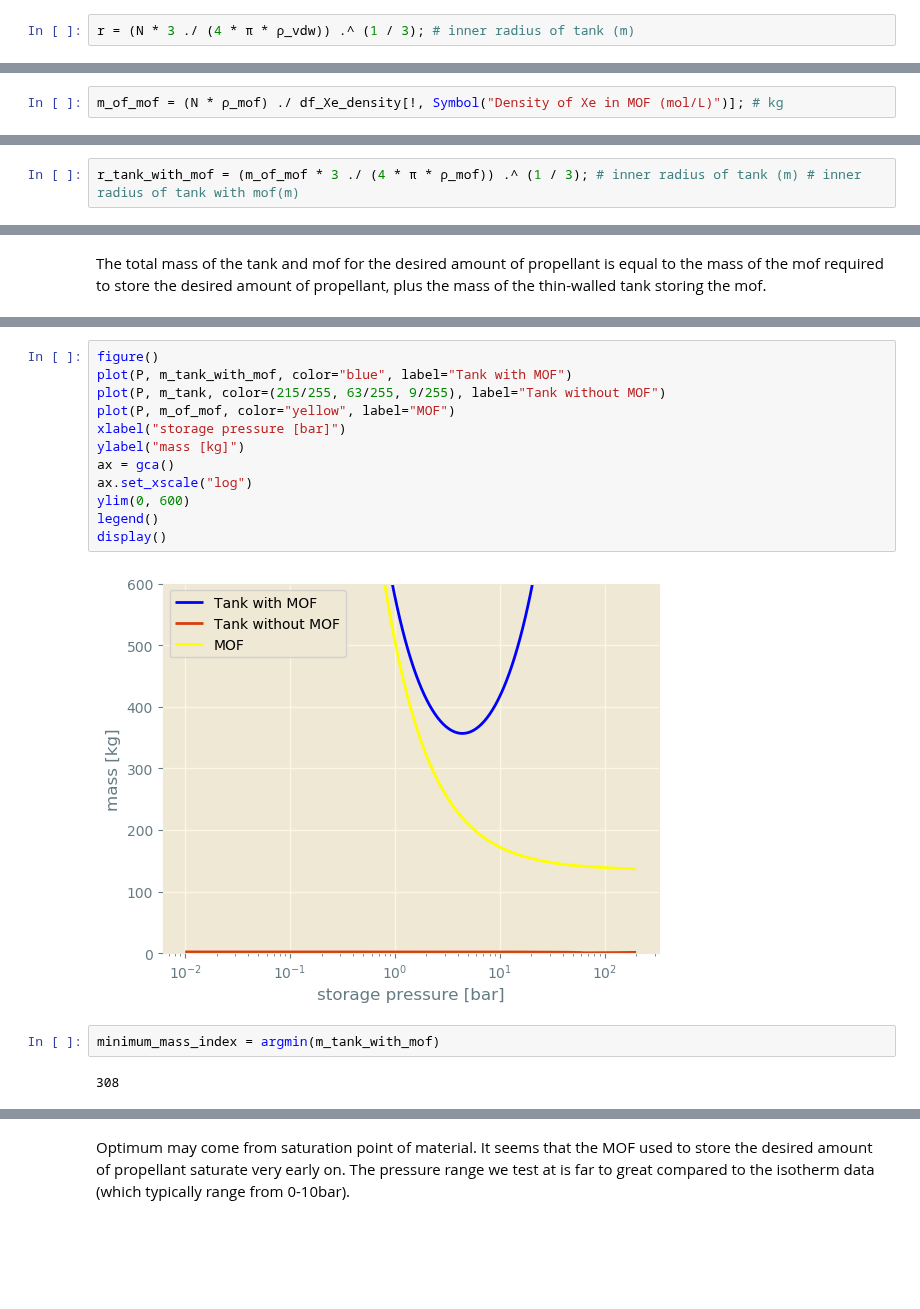
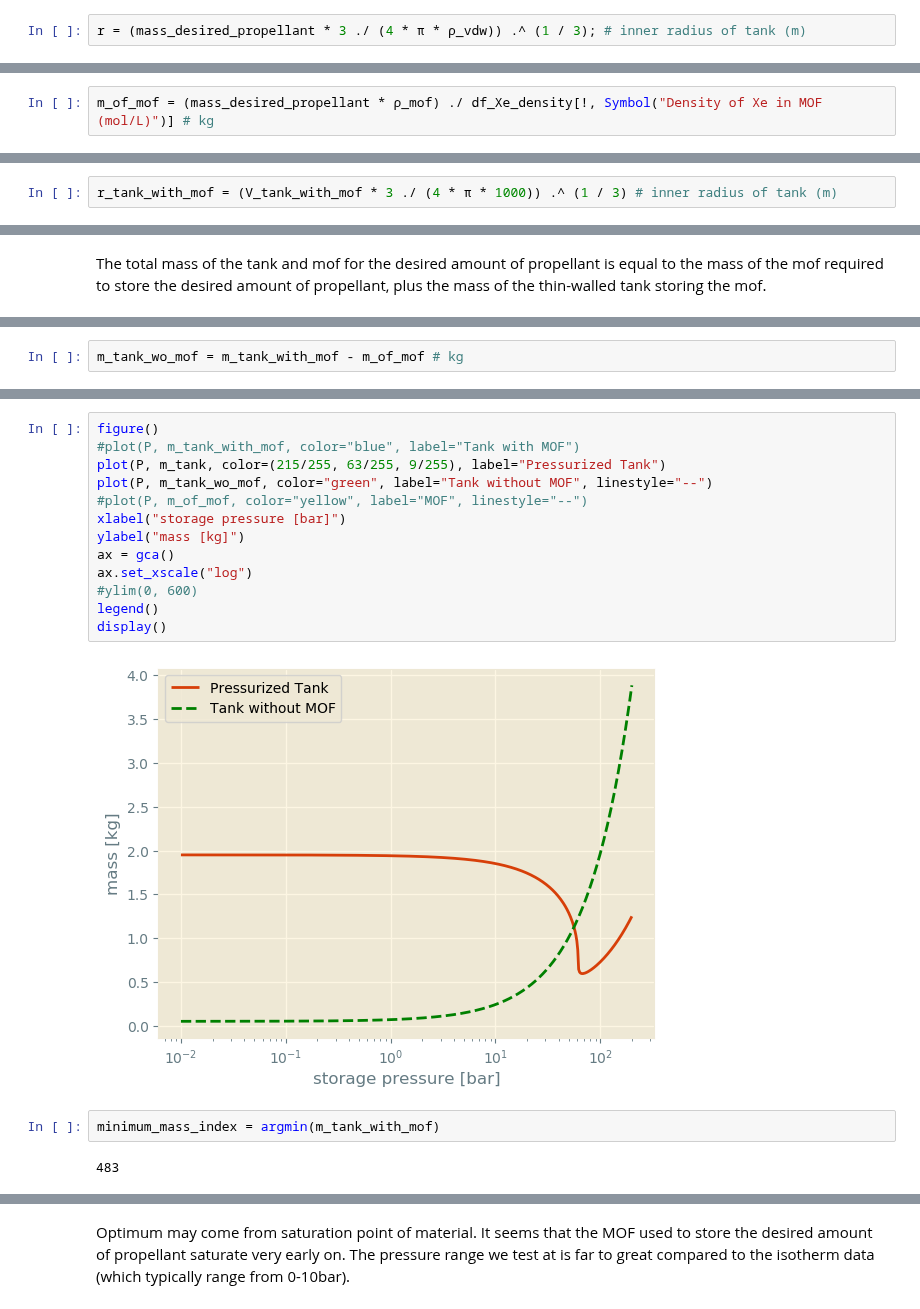
Before and after one commit to SimonEnsemble/PropellantStorage, a Jupyter notebook: Xe_Propellant_Storage.ipynb, the cells around one changed output, grey strips where cells are left out. Saved outputs shown, nothing was run; the diff lists cells and outputs as text; blank space fills up the shorter version.

```diff
--- a/Xe_Propellant_Storage.ipynb
+++ b/Xe_Propellant_Storage.ipynb
@@ -72,7 +72,7 @@ Volume of the tank must be equal to the volume of propellant (of course). This a
 
 $4/3 \pi  r ^ 3 = m_p / \rho_{vdw}$
 # %%
-r = (N * 3 ./ (4 * π * ρ_vdw)) .^ (1 / 3); # inner radius of tank (m)
+r = (mass_desired_propellant * 3 ./ (4 * π * ρ_vdw)) .^ (1 / 3); # inner radius of tank (m)
 # %% [markdown]
 Minimum wall thickness required to contain the pressure of supercritical fluid. Thickness is found using the free-body diagram of a spherical, thin-walled tank. By taking the force of the fluid over a cross-sectional area ($P \pi  r ^ 2$) set equal to the force of the tank walls over the circumference, including the yield strength and thickness of the wall ($2 \pi  r \sigma  t$). We then isolate $t$ to solve for the thickness.
 
@@ -273,4 +273,4 @@ Mass of MOF needed to carry desired amount of gas.
 m_{mof} = N \rho _{xtal}  / \rho _{fluid}
 \end{equation}
 # %%
-m_of_mof = (N * ρ_mof) ./ df_Xe_density[!, Symbol("Density of Xe in MOF (mol/L)")]; # kg
+m_of_mof = (mass_desired_propellant * ρ_mof) ./ df_Xe_density[!, Symbol("Density of Xe in MOF (mol/L)")] # kg
@@ -287,4 +323,4 @@ The volume of the tank is equal to the volume of the mof. Therefore using the vo
 r_{tank with mof} = (3 m_{mof} / 4 \pi \rho_{mof})^{1/3}
 \end{equation}
 # %%
-r_tank_with_mof = (m_of_mof * 3 ./ (4 * π * ρ_mof)) .^ (1 / 3); # inner radius of tank (m) # inner radius of tank with mof(m)
+r_tank_with_mof = (V_tank_with_mof * 3 ./ (4 * π * 1000)) .^ (1 / 3) # inner radius of tank (m)
@@ -301,0 +392,2 @@ m_tank_with_mof = m_of_mof .+ 4 * π .* r_tank_with_mof .^ 2 .* t_tank_with_mof
+# %%
+m_tank_wo_mof = m_tank_with_mof - m_of_mof # kg
@@ -302,21 +412,22 @@ m_tank_with_mof = m_of_mof .+ 4 * π .* r_tank_with_mof .^ 2 .* t_tank_with_mof
 # %%
 figure()
-plot(P, m_tank_with_mof, color="blue", label="Tank with MOF")
-plot(P, m_tank, color=(215/255, 63/255, 9/255), label="Tank without MOF")
-plot(P, m_of_mof, color="yellow", label="MOF")
+#plot(P, m_tank_with_mof, color="blue", label="Tank with MOF")
+plot(P, m_tank, color=(215/255, 63/255, 9/255), label="Pressurized Tank")
+plot(P, m_tank_wo_mof, color="green", label="Tank without MOF", linestyle="--")
+#plot(P, m_of_mof, color="yellow", label="MOF", linestyle="--")
 xlabel("storage pressure [bar]")
 ylabel("mass [kg]")
 ax = gca()
 ax.set_xscale("log")
-ylim(0, 600)
+#ylim(0, 600)
 legend()
 display()
 # %% [output]
-[figure, old version]
+[figure, new version]
 # %%
 minimum_mass_index = argmin(m_tank_with_mof)
 # %% [output]
-308
+483
 # %%
 df_minimum = Dict("Min pressure (bar)" => P[minimum_mass_index],
                     "Min radius (m)" => r_tank_with_mof[minimum_mass_index],
```
Also changed, not shown: parts of 9 cells of this notebook.
